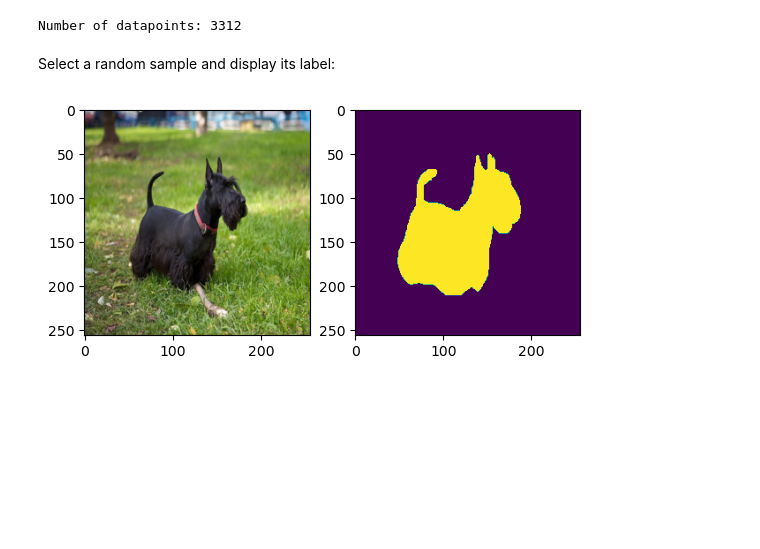
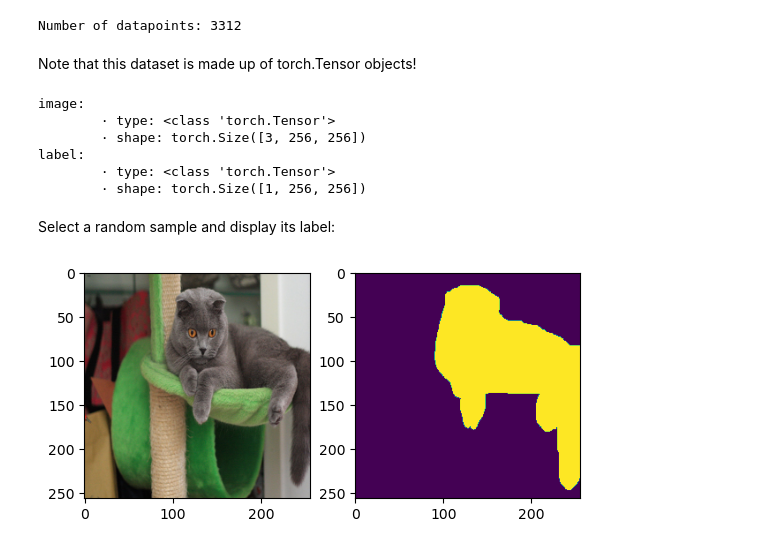
Before and after one commit to KChenDu/COMP197project, a Jupyter notebook: data/demo.ipynb, the cells around one changed output. Cells and saved outputs as stored; diff of their text form; code cells hidden in the pictures; blank space fills up the shorter version.

Commit message:
change dataset to our own SimpleDataset

```diff
--- a/data/demo.ipynb
+++ b/data/demo.ipynb
@@ -84,15 +80,29 @@ length = len(train_dataset)
 print("Number of datapoints:", length)
 # %% [output]
 Number of datapoints: 3312
+# %% [markdown]
+Note that this dataset is made up of torch.Tensor objects!
+# %%
+image, label = train_dataset[randint(0, length - 1)]
+
+print("image:\n\t· type:", type(image), "\n\t· shape:", image.shape)
+print("label:\n\t· type:", type(label), "\n\t· shape:", label.shape)
+# %% [output]
+image:
+        · type: <class 'torch.Tensor'>
+        · shape: torch.Size([3, 256, 256])
+label:
+        · type: <class 'torch.Tensor'>
+        · shape: torch.Size([1, 256, 256])
 # %% [markdown]
 Select a random sample and display its label:
 # %%
-sample = train_dataset[randint(0, length - 1)]
+image, label = image.numpy(), label.numpy()
 
 plt.subplot(1, 2, 1)
-plt.imshow(sample["image"].transpose(1, 2, 0)) # for visualization we have to transpose back to HWC
+plt.imshow(image.transpose(1, 2, 0)) # for visualization we have to transpose back to HWC
 plt.subplot(1, 2, 2)
-plt.imshow(sample["mask"].squeeze())  # for visualization we have to remove 3rd dimension of mask
+plt.imshow(label.squeeze())  # for visualization we have to remove 3rd dimension of mask
 plt.show()
 # %% [output]
-[figure, old version]
+[figure, new version]
```
Also changed, not shown: parts of 2 cells of this notebook, 3 other files.
